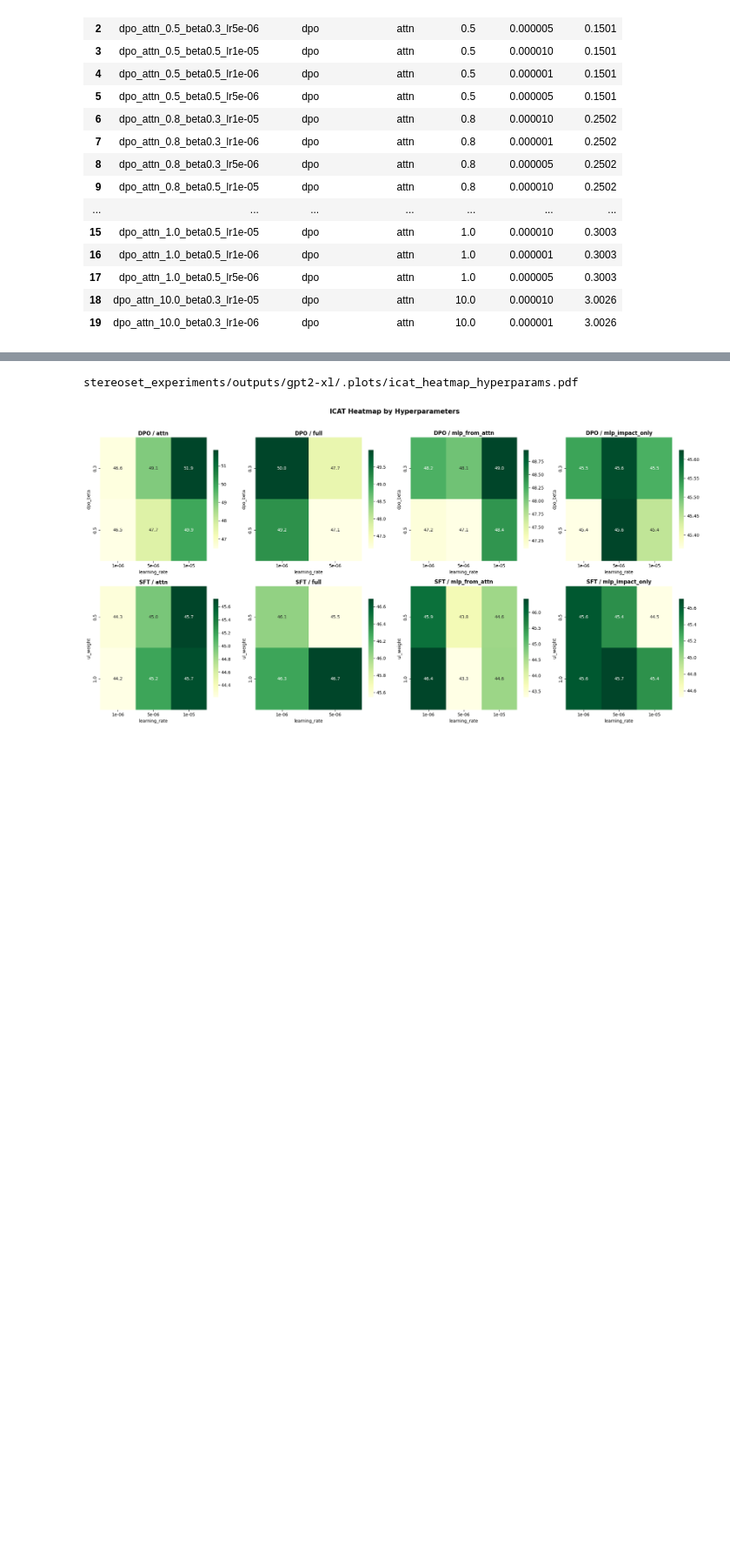
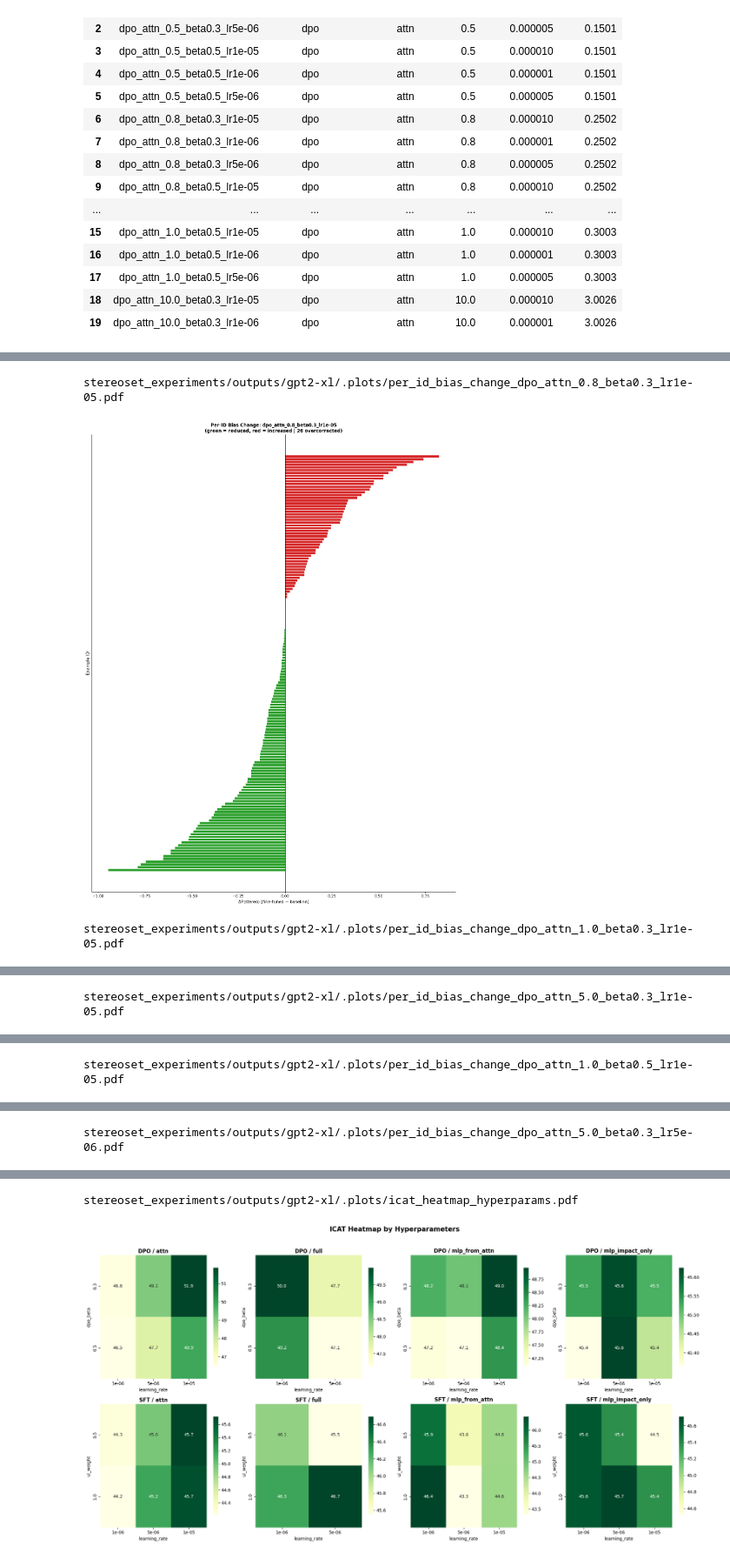
Before and after one commit to MartaSamoilenko/bias-mitigation-interpretability, a Jupyter notebook: experiments/stereoset/fine_tuned_analysis.ipynb, the cells around one changed output, grey strips where cells are left out. Shown at 87% size. Cells and saved outputs as stored; diff of their text form; code cells hidden in the pictures; blank space fills up the shorter version.

```diff
--- a/experiments/stereoset/fine_tuned_analysis.ipynb
+++ b/experiments/stereoset/fine_tuned_analysis.ipynb
@@ -394,0 +647,43 @@ stereoset_experiments/outputs/gpt2-xl/.plots/ss_vs_lms_scatter.pdf
+# %%
+top5_runs = metrics_df[metrics_df["loss_type"] != "none"].nlargest(5, "ICAT")
+baseline_pivot = _build_per_example_pivot(loaded_runs["original_baseline"]["prob"])
+
+baseline_stereo_prob = baseline_pivot["stereotype"] / (
+    baseline_pivot["stereotype"] + baseline_pivot["anti-stereotype"] + 1e-30
+)
+
+for _, run_row in top5_runs.iterrows():
+    rid = run_row["run_id"]
+    ft_pivot = _build_per_example_pivot(loaded_runs[rid]["prob"])
+
+    ft_stereo_prob = ft_pivot["stereotype"] / (
+        ft_pivot["stereotype"] + ft_pivot["anti-stereotype"] + 1e-30
+    )
+
+    common_ids = baseline_stereo_prob.index.intersection(ft_stereo_prob.index)
+    delta = ft_stereo_prob.loc[common_ids] - baseline_stereo_prob.loc[common_ids]
+    delta = delta.sort_values()
+
+    overcorrected = (
+        (baseline_stereo_prob.loc[common_ids] > 0.5) & (ft_stereo_prob.loc[common_ids] < 0.5)
+    ).sum()
+
+    colors = ["#2ca02c" if v < 0 else "#d62728" for v in delta.values]
+
+    fig, ax = plt.subplots(figsize=(14, max(6, len(delta) * 0.12)))
+    ax.barh(range(len(delta)), delta.values, color=colors, height=0.8)
+    ax.set_xlabel("ΔP(stereo) [fine-tuned − baseline]", fontsize=11)
+    ax.set_ylabel("Example ID", fontsize=11)
+    ax.set_title(f"Per-ID Bias Change: {rid}\n(green = reduced, red = increased | "
+                 f"{overcorrected} overcorrected)", fontweight="bold", fontsize=12)
+    ax.axvline(x=0, color="black", linewidth=0.8)
+    ax.set_yticks([])
+    sns.despine()
+    plt.tight_layout()
+    s3_utils.save_plot(fig, f"outputs/gpt2-xl/.plots/per_id_bias_change_{rid}.pdf")
+    plt.show()
+    plt.close(fig)
+# %% [output]
+stereoset_experiments/outputs/gpt2-xl/.plots/per_id_bias_change_dpo_attn_0.8_beta0.3_lr1e-05.pdf
+[figure, added]
+stereoset_experiments/outputs/gpt2-xl/.plots/per_id_bias_change_dpo_attn_1.0_beta0.3_lr1e-05.pdf
@@ -394,0 +691 @@ stereoset_experiments/outputs/gpt2-xl/.plots/ss_vs_lms_scatter.pdf
+stereoset_experiments/outputs/gpt2-xl/.plots/per_id_bias_change_dpo_attn_5.0_beta0.3_lr1e-05.pdf
@@ -394,0 +693 @@ stereoset_experiments/outputs/gpt2-xl/.plots/ss_vs_lms_scatter.pdf
+stereoset_experiments/outputs/gpt2-xl/.plots/per_id_bias_change_dpo_attn_1.0_beta0.5_lr1e-05.pdf
@@ -394,0 +695 @@ stereoset_experiments/outputs/gpt2-xl/.plots/ss_vs_lms_scatter.pdf
+stereoset_experiments/outputs/gpt2-xl/.plots/per_id_bias_change_dpo_attn_5.0_beta0.3_lr5e-06.pdf
```
Also changed, not shown: parts of 10 cells of this notebook, 5 other files.
